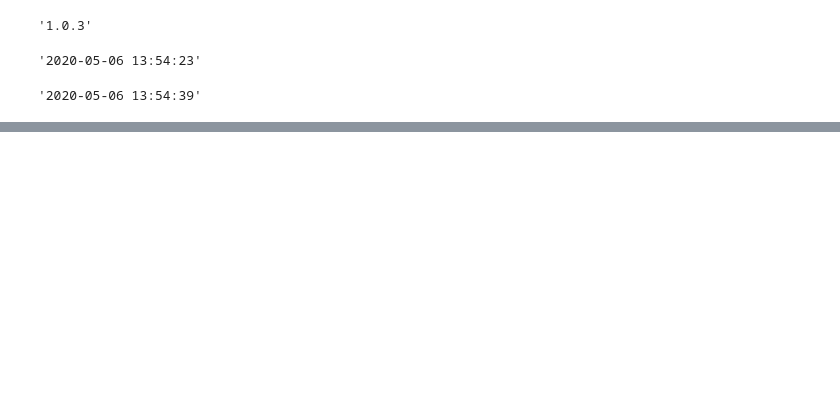
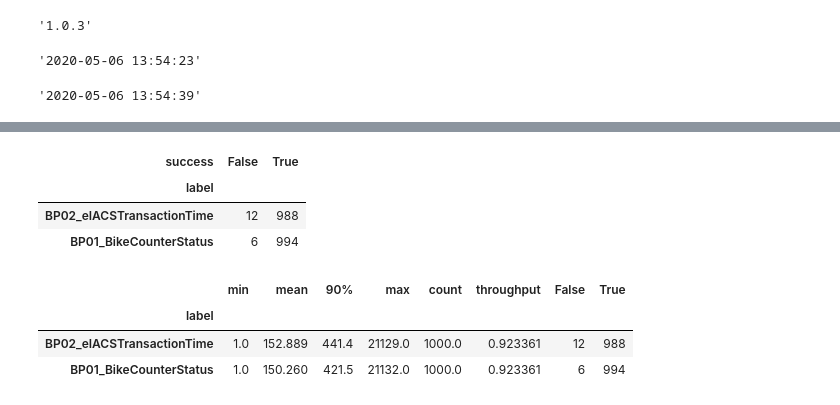
Before and after one commit to karthiklingasamy/JTLAnalyser, a Jupyter notebook: JTL_Log_Analyser_v2.0.ipynb, the cells around one changed output, grey strips where cells are left out. Drawn from its saved outputs; the diff is of its cells as text; code cells hidden in the pictures; blank space fills up the shorter version.

```diff
--- a/JTL_Log_Analyser_v2.0.ipynb
+++ b/JTL_Log_Analyser_v2.0.ipynb
@@ -287,3 +247,19 @@ Hello shiva
+# %%
+passandfail=obj1.getPassFailSummary()
+passandfail
+# %% [output]
+| success | False | True |
+| label |  |  |
+| BP02_eIACSTransactionTime | 12 | 988 |
+| BP01_BikeCounterStatus | 6 | 994 |
+# %%
+rs=obj1.getFinalResponseSummary()
+rs
+# %% [output]
+|  | min | mean | 90% | max | count | throughput | False | True |
+| label |  |  |  |  |  |  |  |  |
+| BP02_eIACSTransactionTime | 1.0 | 152.889 | 441.4 | 21129.0 | 1000.0 | 0.923361 | 12 | 988 |
+| BP01_BikeCounterStatus | 1.0 | 150.260 | 421.5 | 21132.0 | 1000.0 | 0.923361 | 6 | 994 |
 # %%
 runningVuser=obj1.getRunnerVuserGraphData()
 runningVuser
```
Also changed, not shown: parts of 29 cells of this notebook.
